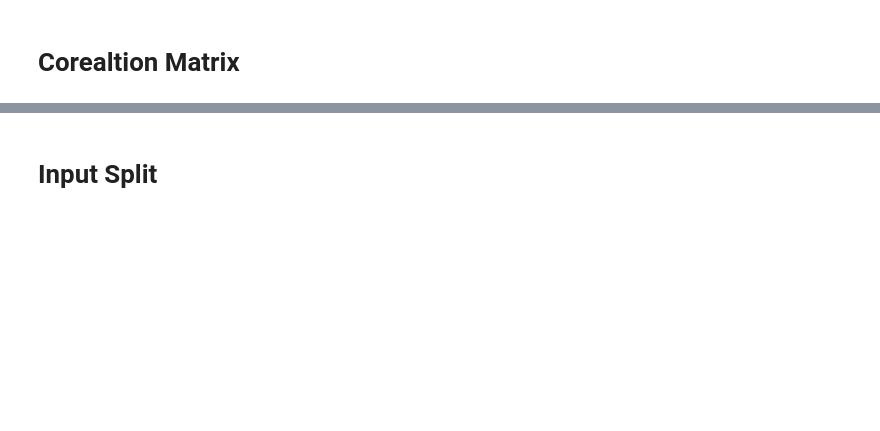
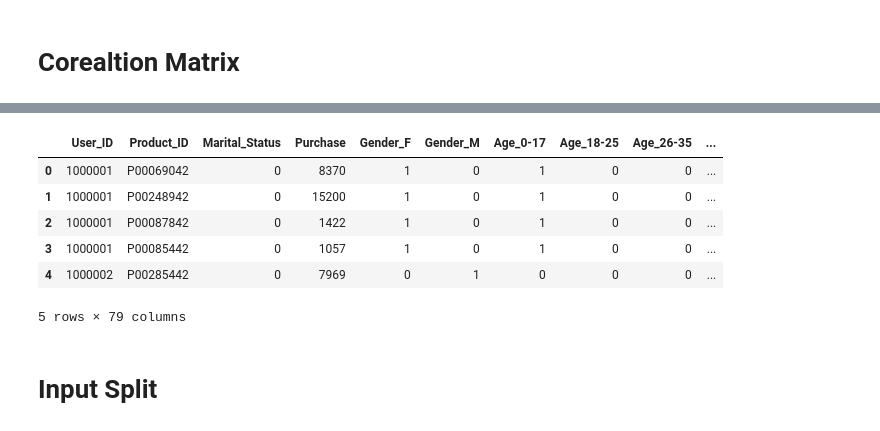
Before and after one commit to bhavesh-1995/fireblazework, a Jupyter notebook: fireblaze work/project2/Black Friday Sales Prediction/Black_friday-Copy1.ipynb, the cells around one changed output, grey strips where cells are left out. Saved outputs shown, nothing was run; the diff lists cells and outputs as text; code cells hidden in the pictures; blank space fills up the shorter version.

```diff
--- a/fireblaze work/project2/Black Friday Sales Prediction/Black_friday-Copy1.ipynb
+++ b/fireblaze work/project2/Black Friday Sales Prediction/Black_friday-Copy1.ipynb
@@ -201,3 +270,13 @@ df['Stay_In_Current_City_Years'] = LE.fit_transform(df['Stay_In_Current_City_Yea
+# %%
+df.head()
+# %% [output]
+|  | User_ID | Product_ID | Marital_Status | Purchase | Gender_F | Gender_M | Age_0-17 | Age_18-25 | Age_26-35 | ... |
+| 0 | 1000001 | P00069042 | 0 | 8370 | 1 | 0 | 1 | 0 | 0 | ... |
+| 1 | 1000001 | P00248942 | 0 | 15200 | 1 | 0 | 1 | 0 | 0 | ... |
+| 2 | 1000001 | P00087842 | 0 | 1422 | 1 | 0 | 1 | 0 | 0 | ... |
+| 3 | 1000001 | P00085442 | 0 | 1057 | 1 | 0 | 1 | 0 | 0 | ... |
+| 4 | 1000002 | P00285442 | 0 | 7969 | 0 | 1 | 0 | 0 | 0 | ... |
+5 rows × 79 columns
 # %% [markdown]
 # Input Split
 # %%
```
Also changed, not shown: parts of 39 cells of this notebook, 5 other files.
